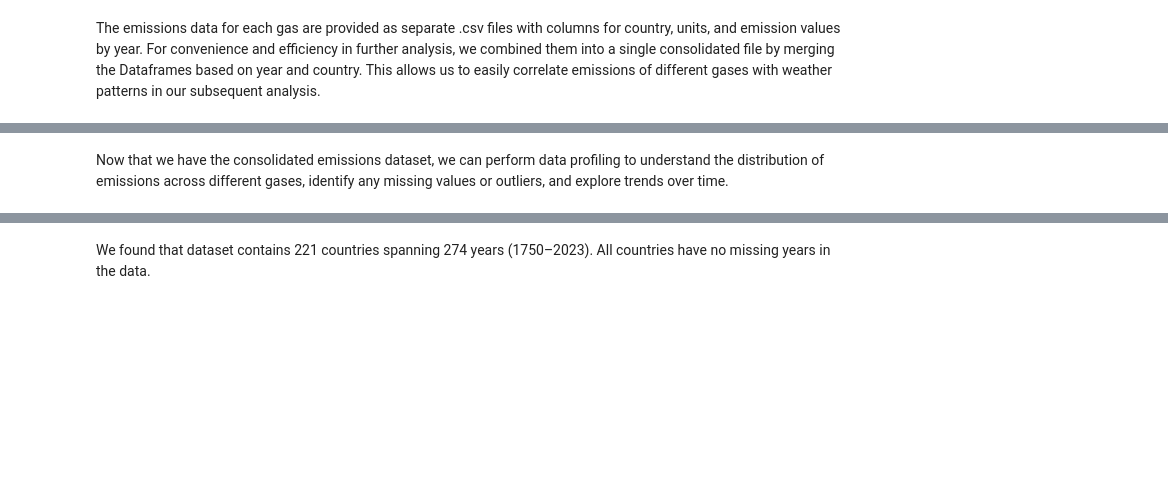
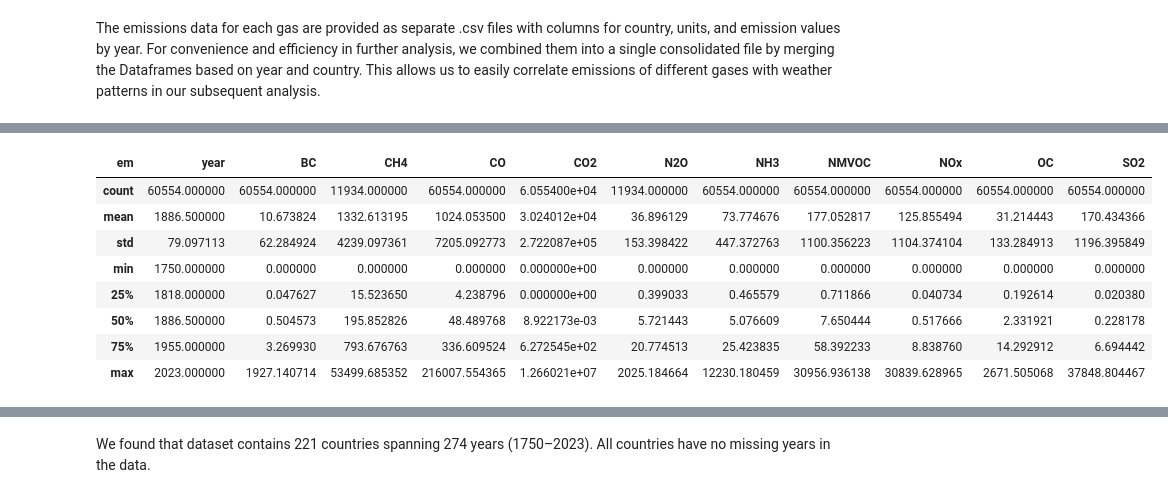
Before and after one commit to tempestormX/sc3021, a Jupyter notebook: SC3021_FDAG_T13.ipynb, the cells around one changed output, grey strips where cells are left out. Cells and saved outputs as stored; diff of their text form; code cells hidden in the pictures; blank space fills up the shorter version.

```diff
--- a/SC3021_FDAG_T13.ipynb
+++ b/SC3021_FDAG_T13.ipynb
@@ -354,2 +363,12 @@ ds3.head(5)
-# %% [markdown]
-Now that we have the consolidated emissions dataset, we can perform data profiling to understand the distribution of emissions across different gases, identify any missing values or outliers, and explore trends over time.
+# %%
+ds3.describe()
+# %% [output]
+| em | year | BC | CH4 | CO | CO2 | N2O | NH3 | NMVOC | NOx | OC | SO2 |
+| count | 60554.000000 | 60554.000000 | 11934.000000 | 60554.000000 | 6.055400e+04 | 11934.000000 | 60554.000000 | 60554.000000 | 60554.000000 | 60554.000000 | 60554.000000 |
+| mean | 1886.500000 | 10.673824 | 1332.613195 | 1024.053500 | 3.024012e+04 | 36.896129 | 73.774676 | 177.052817 | 125.855494 | 31.214443 | 170.434366 |
+| std | 79.097113 | 62.284924 | 4239.097361 | 7205.092773 | 2.722087e+05 | 153.398422 | 447.372763 | 1100.356223 | 1104.374104 | 133.284913 | 1196.395849 |
+| min | 1750.000000 | 0.000000 | 0.000000 | 0.000000 | 0.000000e+00 | 0.000000 | 0.000000 | 0.000000 | 0.000000 | 0.000000 | 0.000000 |
+| 25% | 1818.000000 | 0.047627 | 15.523650 | 4.238796 | 0.000000e+00 | 0.399033 | 0.465579 | 0.711866 | 0.040734 | 0.192614 | 0.020380 |
+| 50% | 1886.500000 | 0.504573 | 195.852826 | 48.489768 | 8.922173e-03 | 5.721443 | 5.076609 | 7.650444 | 0.517666 | 2.331921 | 0.228178 |
+| 75% | 1955.000000 | 3.269930 | 793.676763 | 336.609524 | 6.272545e+02 | 20.774513 | 25.423835 | 58.392233 | 8.838760 | 14.292912 | 6.694442 |
+| max | 2023.000000 | 1927.140714 | 53499.685352 | 216007.554365 | 1.266021e+07 | 2025.184664 | 12230.180459 | 30956.936138 | 30839.628965 | 2671.505068 | 37848.804467 |
```
Also changed, not shown: parts of 7 cells of this notebook.
